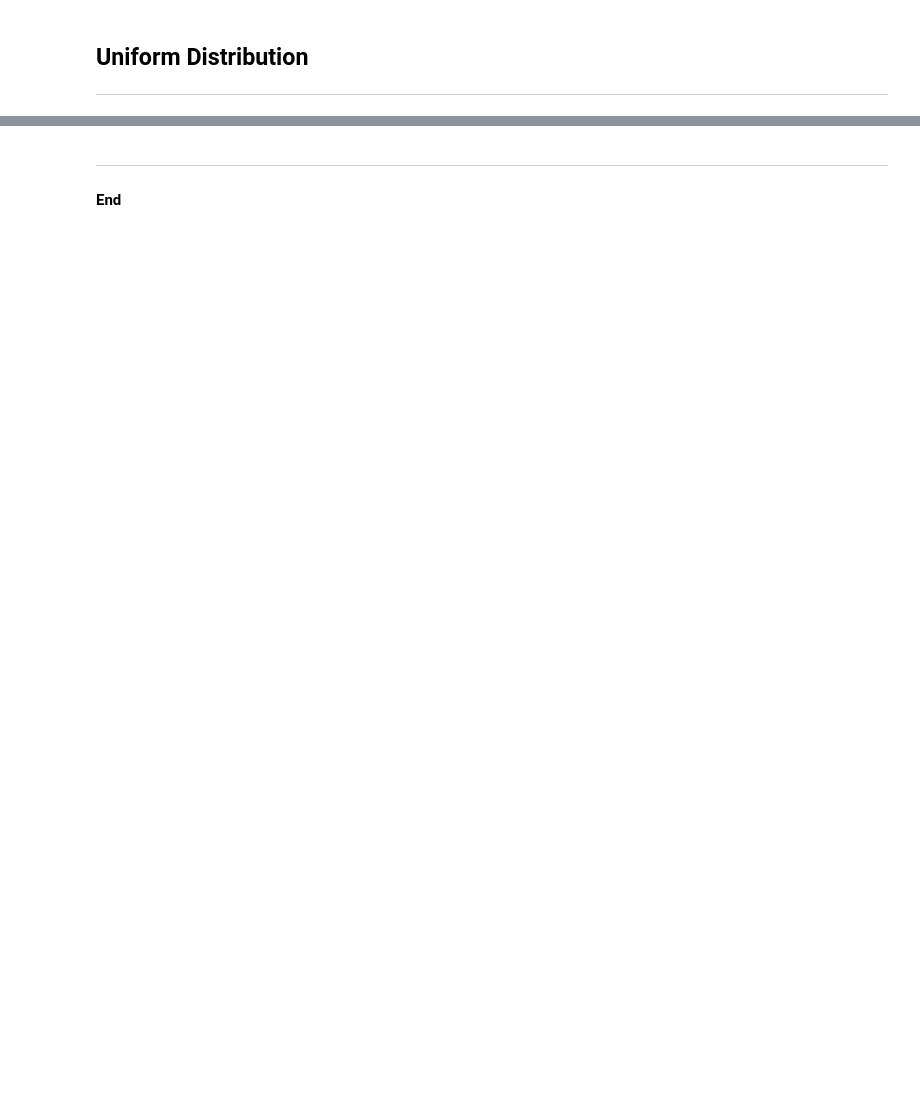
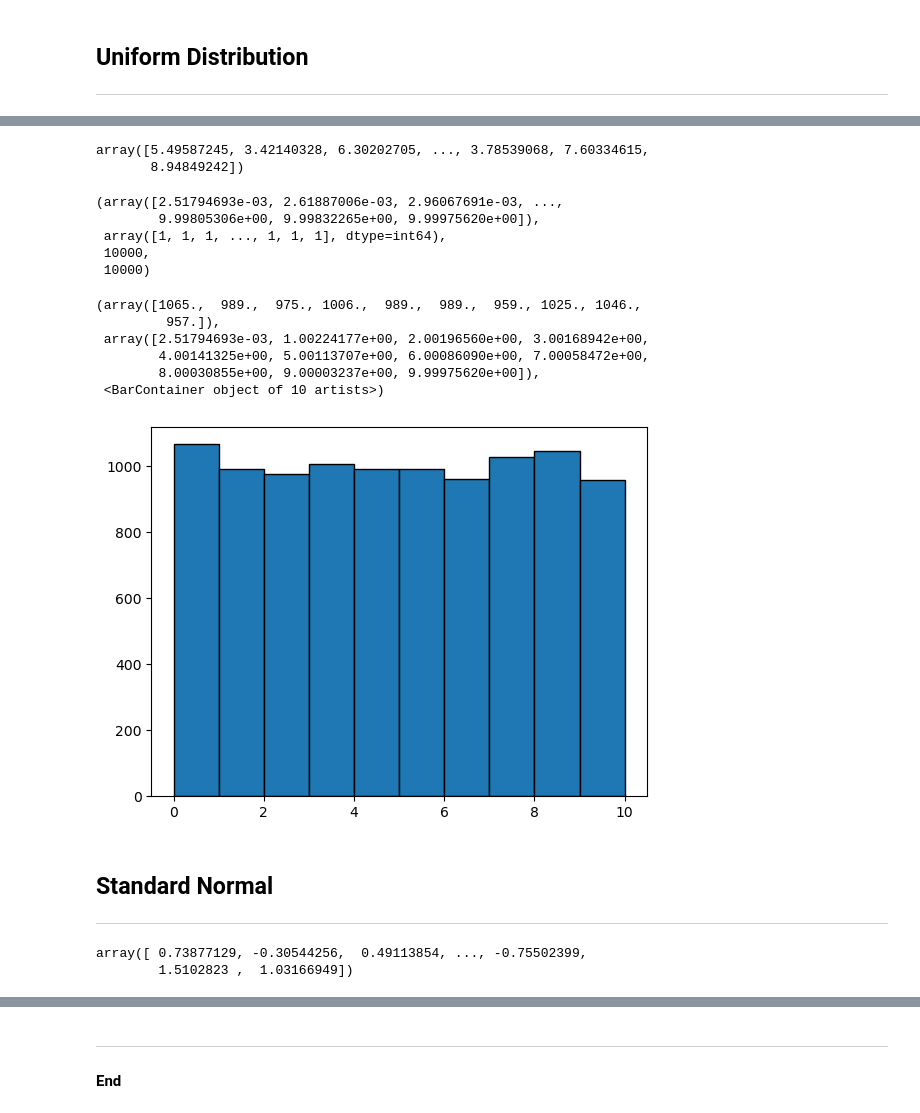
Before and after one commit to ianmcloughlin/mywork, a Jupyter notebook: random.ipynb, the cells around one changed output, grey strips where cells are left out. Cells and saved outputs as stored; diff of their text form; code cells hidden in the pictures; blank space fills up the shorter version.

```diff
--- a/random.ipynb
+++ b/random.ipynb
@@ -163,0 +137,45 @@ plt.bar(values, counts, edgecolor='black')
+# %%
+# Generate 10,000 floats uniformly distributed over the range [0, 10).
+x = rng.uniform(low=0.0, high=10.0, size=10000)
+
+# Show.
+x
+# %% [output]
+array([5.49587245, 3.42140328, 6.30202705, ..., 3.78539068, 7.60334615,
+       8.94849242])
+# %%
+# Get the counts.
+values, counts = np.unique(x, return_counts=True)
+
+# Show.
+values, counts, values.size, counts.size
+# %% [output]
+(array([2.51794693e-03, 2.61887006e-03, 2.96067691e-03, ...,
+        9.99805306e+00, 9.99832265e+00, 9.99975620e+00]),
+ array([1, 1, 1, ..., 1, 1, 1], dtype=int64),
+ 10000,
+ 10000)
+# %%
+# Plot histogram.
+plt.hist(x, edgecolor='black')
+# %% [output]
+(array([1065.,  989.,  975., 1006.,  989.,  989.,  959., 1025., 1046.,
+         957.]),
+ array([2.51794693e-03, 1.00224177e+00, 2.00196560e+00, 3.00168942e+00,
+        4.00141325e+00, 5.00113707e+00, 6.00086090e+00, 7.00058472e+00,
+        8.00030855e+00, 9.00003237e+00, 9.99975620e+00]),
+ <BarContainer object of 10 artists>)
+[figure, added]
+# %% [markdown]
+## Standard Normal
+
+***
+# %%
+# Generate an array of 10000 numbers.
+x = rng.standard_normal(size=10000)
+
+# Show.
+x
+# %% [output]
+array([ 0.73877129, -0.30544256,  0.49113854, ..., -0.75502399,
+        1.5102823 ,  1.03166949])
```
Also changed, not shown: parts of 14 cells of this notebook.
